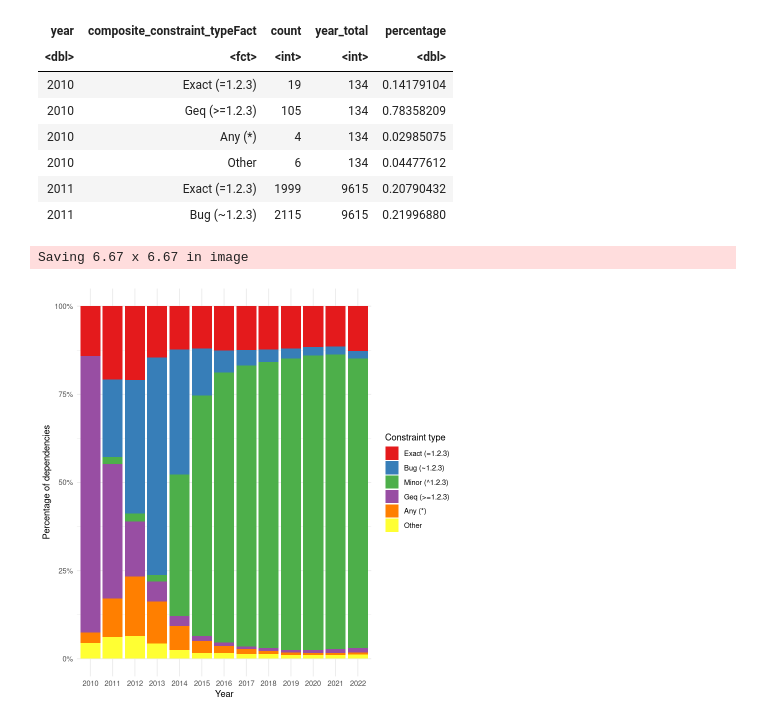
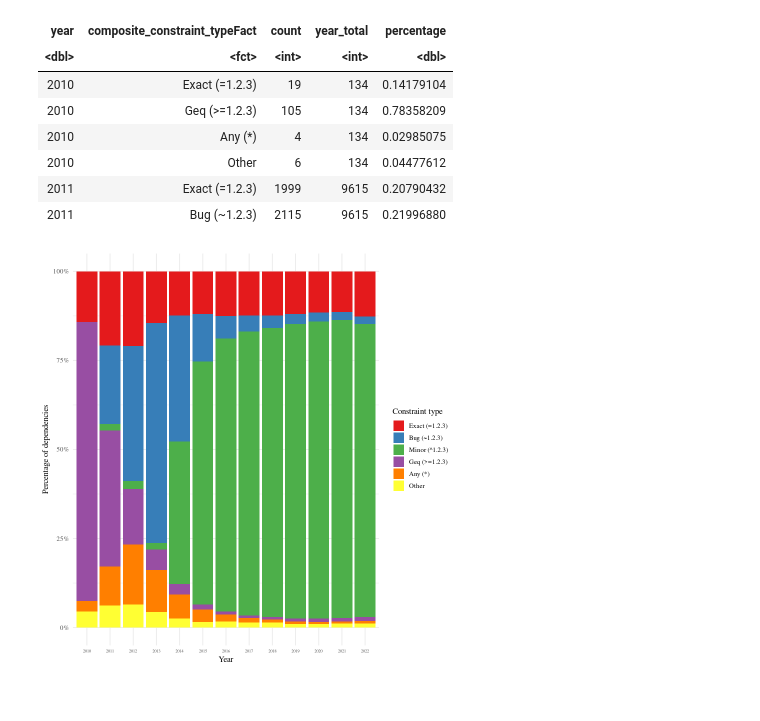
Before and after one commit to donald-pinckney/npm-follower, a Jupyter notebook: analysis/notebooks/rq1.ipynb, the cells around one changed output. Cells and saved outputs as stored; diff of their text form; code cells hidden in the pictures.

Commit message:
Finalize plots

```diff
--- a/analysis/notebooks/rq1.ipynb
+++ b/analysis/notebooks/rq1.ipynb
@@ -17,6 +17,33 @@ library(tidyverse)
 ── Conflicts ────────────────────────────────────────── tidyverse_conflicts() ──
 ✖ dplyr::filter() masks stats::filter()
 ✖ dplyr::lag()    masks stats::lag()
+# %%
+mytheme <- function() {
+  return(theme_minimal() +
+           theme(
+             # NOTE: UNCOMMENT WHEN RENDING PLOTS FOR THE PAPER
+             # (can't get the CM fonts to work in artifact VM...)
+             text = element_text(family = "Times", size=10),
+              # panel.grid.major = element_blank(),
+             # panel.grid.minor = element_blank(),
+             # panel.grid.major = element_line(colour="gray", size=0.1),
+             # panel.grid.minor =
+             #  element_line(colour="gray", size=0.1, linetype='dotted'),
+            #  axis.ticks = element_line(size=0.05),
+            #  axis.ticks.length=unit("-0.05", "in"),
+            #  axis.text.y = element_text(margin = margin(r = 5)),
+             axis.text.x = element_text(family = "Times", size=5),
+             legend.key = element_rect(colour=NA),
+             legend.spacing = unit(0.001, "in"),
+             legend.key.size = unit(0.2, "in"),
+            #  legend.title = element_blank(),
+            #  legend.position = c(0.75, .7),
+             legend.background = element_blank()))
+}
+
+mysave <- function(filename) {
+  ggsave(filename, width=4, height=3, units=c("in"))
+}
 # %% [markdown]
 # Connect to DB, load data, clean data
 # %%
@@ -103,15 +130,15 @@ dep_by_year_percs$yearFact <- factor(dep_by_year_percs$year)
 # %%
 # plot a stacked area plot of composite_constraint_typeFact over year
 ggplot(dep_by_year_percs, aes(x=yearFact, y=percentage, fill=composite_constraint_typeFact)) +
     geom_col() +
     scale_x_discrete() +
     scale_fill_brewer(palette="Set1") +
     scale_y_continuous(labels = scales::percent) +
-    theme_minimal() +
+    # theme_minimal() +
     # theme(legend.position="bottom") +
-    labs(x="Year", y="Percentage of dependencies", fill="Constraint type")
+    labs(x="Year", y="Percentage of dependencies", fill="Constraint type") +
+    mytheme()
 
-ggsave("plots/rq1/constraint_usage_over_time.pdf")
+mysave("plots/rq1/constraint_usage_over_time.pdf")
 # %% [output]
-Saving 6.67 x 6.67 in image
-[figure, old version]
+[figure, new version]
```
Also changed, not shown: parts of 10 cells of this notebook, 23 other files.
